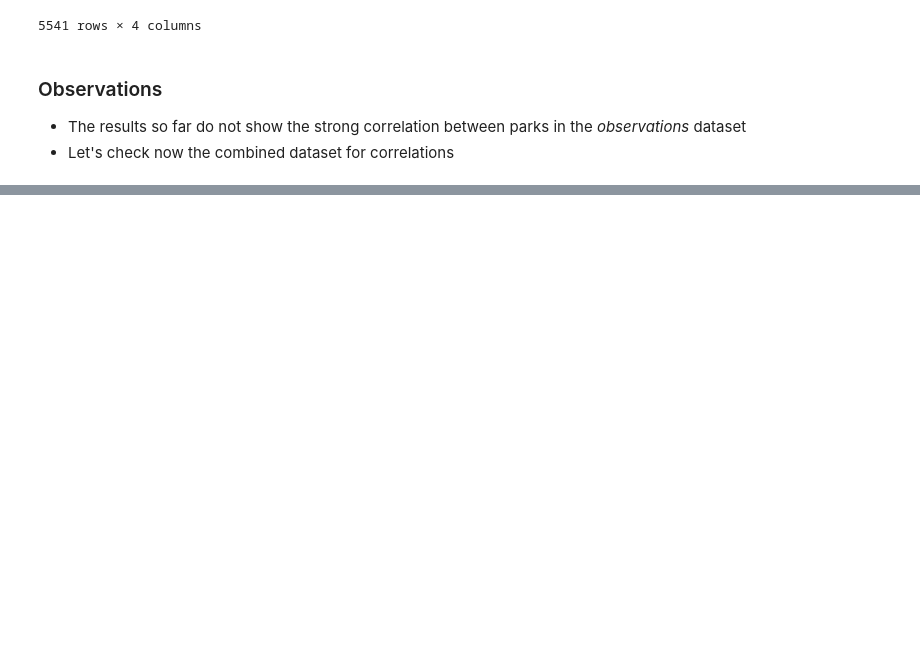
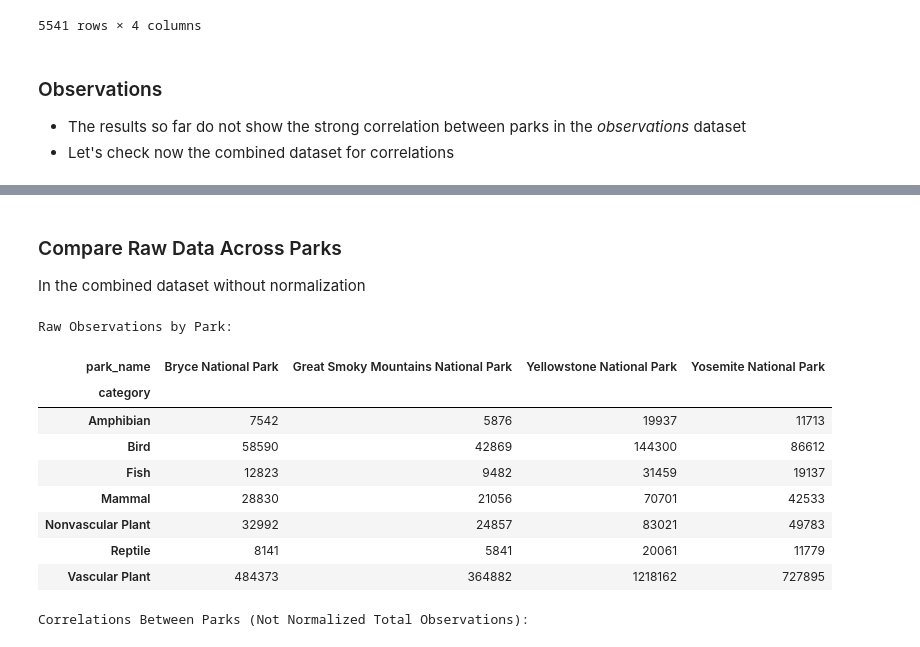
Before and after one commit to ramtob/CDC-Portfolio-0425-Biodiversity, a Jupyter notebook: biodiversity.ipynb, the cells around one changed output, grey strips where cells are left out. Saved outputs shown, nothing was run; the diff lists cells and outputs as text; code cells hidden in the pictures; blank space fills up the shorter version.

```diff
--- a/biodiversity.ipynb
+++ b/biodiversity.ipynb
@@ -565,0 +572,25 @@ Correlations Between Parks (Normalized Endangered Observations):
+# %% [markdown]
+### Compare Raw Data Across Parks
+
+In the combined dataset without normalization
+# %%
+raw_pivot = agg_df.pivot(index='category', columns='park_name', values='total_observations')
+print("Raw Observations by Park:")
+# print(raw_pivot)
+display(raw_pivot)
+# Check correlations between parks for normalized total observations
+raw_correlations = raw_pivot.corr()
+print("Correlations Between Parks (Not Normalized Total Observations):")
+display(raw_correlations)
+# %% [output]
+Raw Observations by Park:
+| park_name | Bryce National Park | Great Smoky Mountains National Park | Yellowstone National Park | Yosemite National Park |
+| category |  |  |  |  |
+| Amphibian | 7542 | 5876 | 19937 | 11713 |
+| Bird | 58590 | 42869 | 144300 | 86612 |
+| Fish | 12823 | 9482 | 31459 | 19137 |
+| Mammal | 28830 | 21056 | 70701 | 42533 |
+| Nonvascular Plant | 32992 | 24857 | 83021 | 49783 |
+| Reptile | 8141 | 5841 | 20061 | 11779 |
+| Vascular Plant | 484373 | 364882 | 1218162 | 727895 |
+Correlations Between Parks (Not Normalized Total Observations):
```
Also changed, not shown: parts of 3 cells of this notebook.
